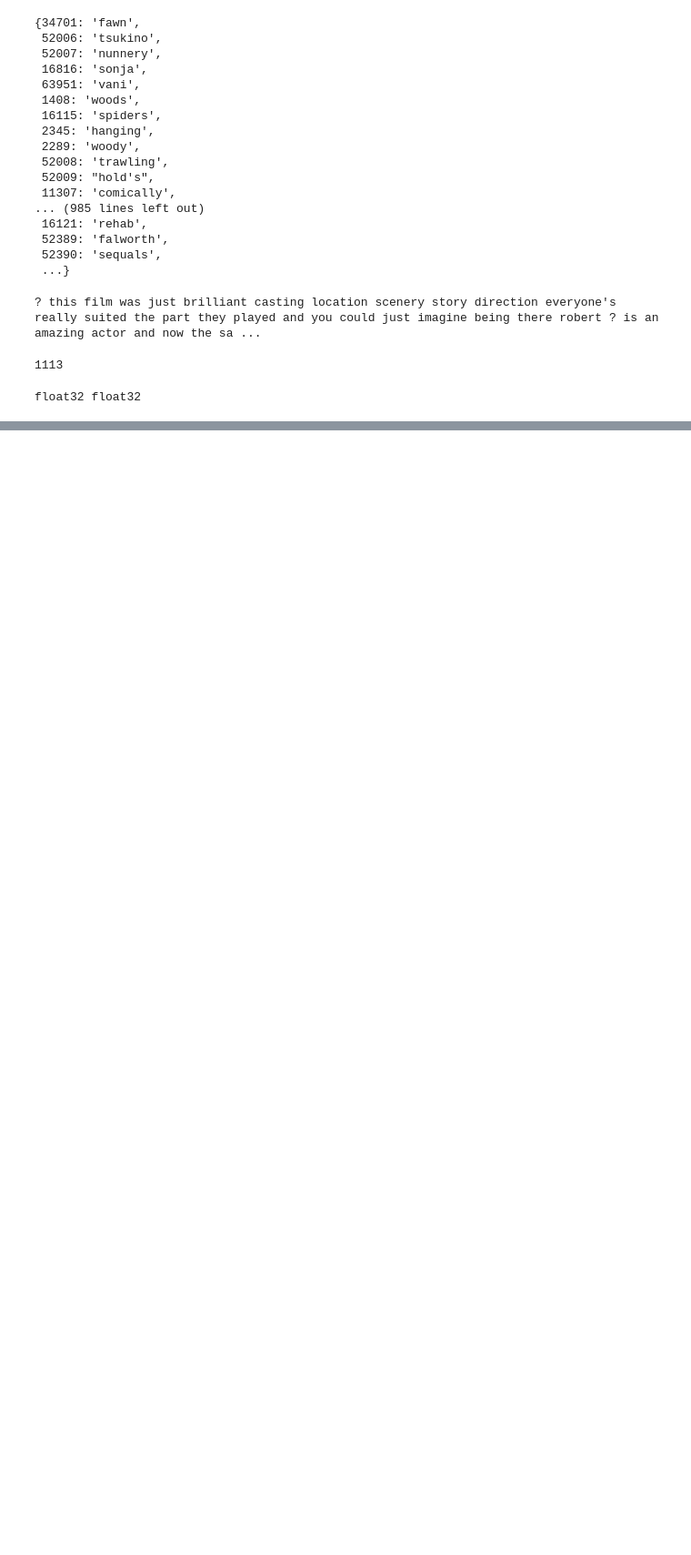
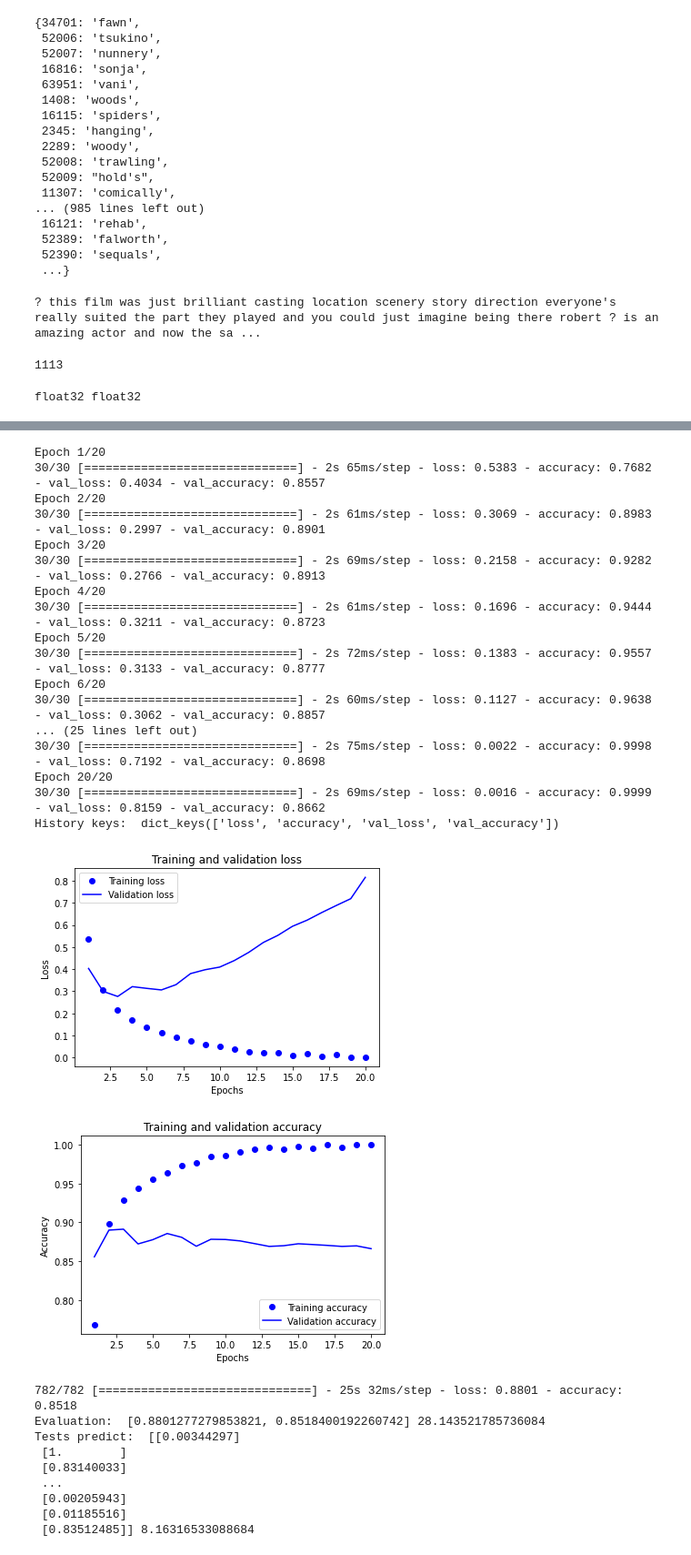
Before and after one commit to rob-nn/dlp, a Jupyter notebook: ch03/movies.ipynb, the cells around one changed output, grey strips where cells are left out. Shown: that part at 91% size. Drawn from its saved outputs; the diff is of its cells as text; code cells hidden in the pictures; blank space fills up the shorter version.

```diff
--- a/ch03/movies.ipynb
+++ b/ch03/movies.ipynb
@@ -168,0 +206,38 @@ plt.show()
+# %%
+model = models.Sequential()
+model.add(layers.Dense(16, activation='relu', input_shape=(10000,)))
+model.add(layers.Dense(16, activation='relu'))
+model.add(layers.Dense(16, activation='relu'))
+model.add(layers.Dense(1, activation='sigmoid'))
+model.compile(optimizer='rmsprop', loss='binary_crossentropy', metrics=['accuracy'])
+
+run_model(model)
+# %% [output]
+Epoch 1/20
+30/30 [==============================] - 2s 65ms/step - loss: 0.5383 - accuracy: 0.7682 - val_loss: 0.4034 - val_accuracy: 0.8557
+Epoch 2/20
+30/30 [==============================] - 2s 61ms/step - loss: 0.3069 - accuracy: 0.8983 - val_loss: 0.2997 - val_accuracy: 0.8901
+Epoch 3/20
+30/30 [==============================] - 2s 69ms/step - loss: 0.2158 - accuracy: 0.9282 - val_loss: 0.2766 - val_accuracy: 0.8913
+Epoch 4/20
+30/30 [==============================] - 2s 61ms/step - loss: 0.1696 - accuracy: 0.9444 - val_loss: 0.3211 - val_accuracy: 0.8723
+Epoch 5/20
+30/30 [==============================] - 2s 72ms/step - loss: 0.1383 - accuracy: 0.9557 - val_loss: 0.3133 - val_accuracy: 0.8777
+Epoch 6/20
+30/30 [==============================] - 2s 60ms/step - loss: 0.1127 - accuracy: 0.9638 - val_loss: 0.3062 - val_accuracy: 0.8857
+... (25 lines left out)
+30/30 [==============================] - 2s 75ms/step - loss: 0.0022 - accuracy: 0.9998 - val_loss: 0.7192 - val_accuracy: 0.8698
+Epoch 20/20
+30/30 [==============================] - 2s 69ms/step - loss: 0.0016 - accuracy: 0.9999 - val_loss: 0.8159 - val_accuracy: 0.8662
+History keys:  dict_keys(['loss', 'accuracy', 'val_loss', 'val_accuracy'])
+[figure, added]
+[figure, added]
+782/782 [==============================] - 25s 32ms/step - loss: 0.8801 - accuracy: 0.8518
+Evaluation:  [0.8801277279853821, 0.8518400192260742] 28.143521785736084
+Tests predict:  [[0.00344297]
+ [1.        ]
+ [0.83140033]
+ ...
+ [0.00205943]
+ [0.01185516]
+ [0.83512485]] 8.16316533088684
```
Also changed, not shown: parts of 10 cells of this notebook, 2 other files.
